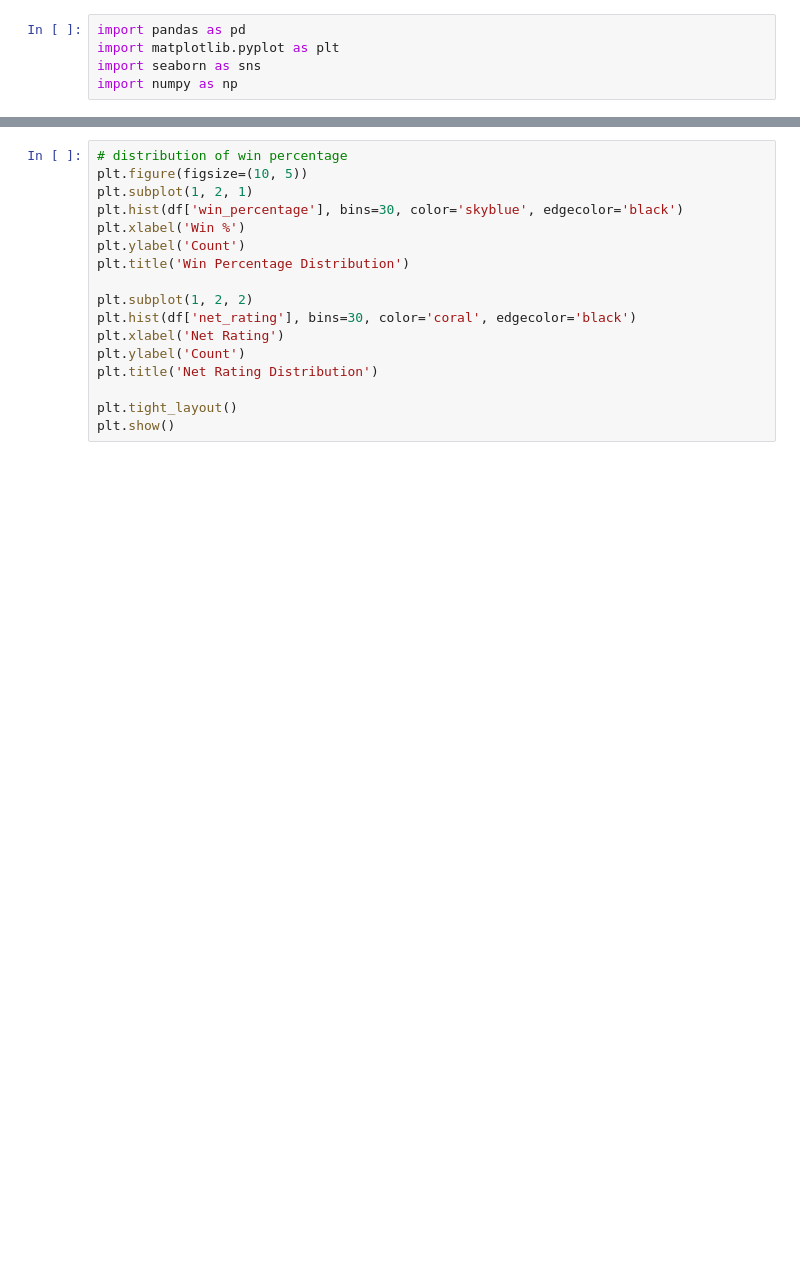
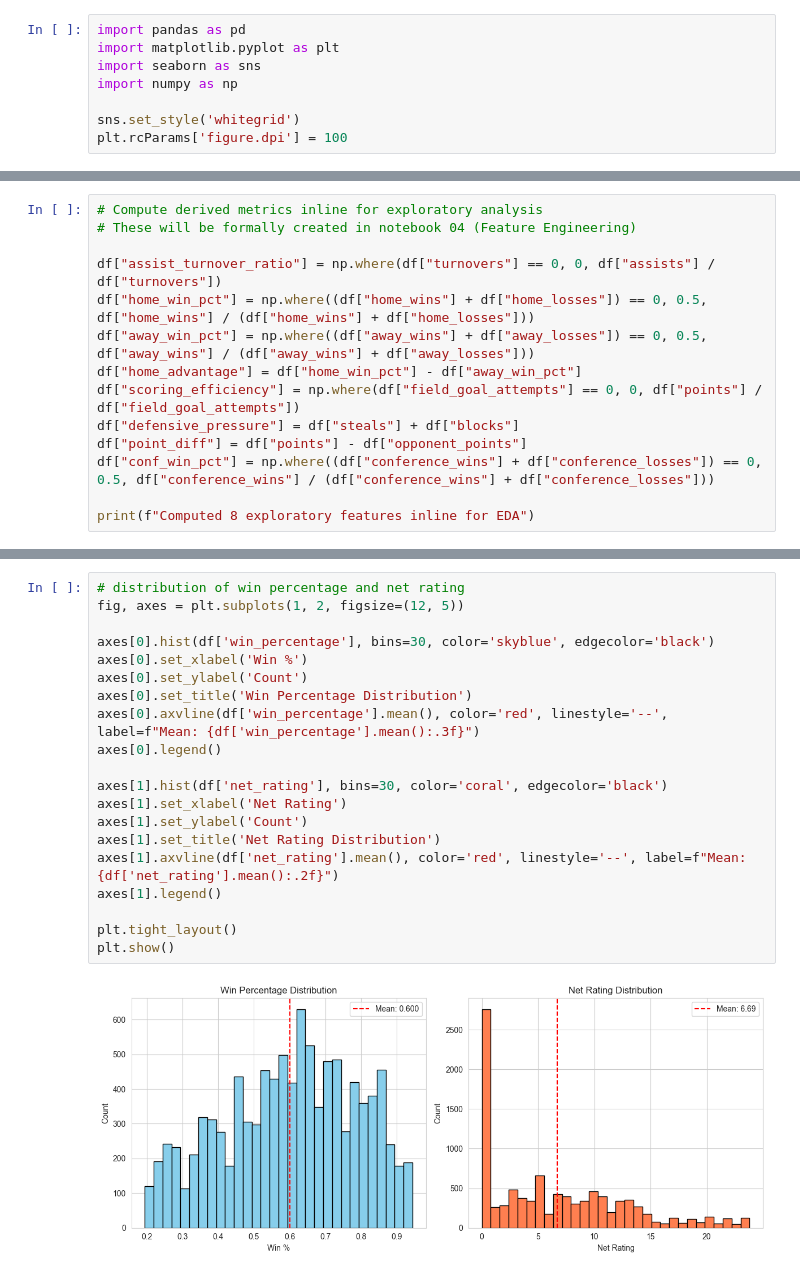
Before and after one commit to alpha4atharva/datascience, a Jupyter notebook: notebooks/02_eda_visualization.ipynb, the cells around one changed output, grey strips where cells are left out. Cells and saved outputs as stored; diff of their text form; blank space fills up the shorter version.

```diff
--- a/notebooks/02_eda_visualization.ipynb
+++ b/notebooks/02_eda_visualization.ipynb
@@ -3,3 +18,6 @@ import pandas as pd
 import matplotlib.pyplot as plt
 import seaborn as sns
 import numpy as np
+
+sns.set_style('whitegrid')
+plt.rcParams['figure.dpi'] = 100
@@ -9,0 +40,14 @@ df.head()
+# %%
+# Compute derived metrics inline for exploratory analysis
+# These will be formally created in notebook 04 (Feature Engineering)
+
+df["assist_turnover_ratio"] = np.where(df["turnovers"] == 0, 0, df["assists"] / df["turnovers"])
+df["home_win_pct"] = np.where((df["home_wins"] + df["home_losses"]) == 0, 0.5, df["home_wins"] / (df["home_wins"] + df["home_losses"]))
+df["away_win_pct"] = np.where((df["away_wins"] + df["away_losses"]) == 0, 0.5, df["away_wins"] / (df["away_wins"] + df["away_losses"]))
+df["home_advantage"] = df["home_win_pct"] - df["away_win_pct"]
+df["scoring_efficiency"] = np.where(df["field_goal_attempts"] == 0, 0, df["points"] / df["field_goal_attempts"])
+df["defensive_pressure"] = df["steals"] + df["blocks"]
+df["point_diff"] = df["points"] - df["opponent_points"]
+df["conf_win_pct"] = np.where((df["conference_wins"] + df["conference_losses"]) == 0, 0.5, df["conference_wins"] / (df["conference_wins"] + df["conference_losses"]))
+
+print(f"Computed 8 exploratory features inline for EDA")
@@ -15,17 +81,22 @@ print(df.dtypes)
 # %%
-# distribution of win percentage
-plt.figure(figsize=(10, 5))
-plt.subplot(1, 2, 1)
-plt.hist(df['win_percentage'], bins=30, color='skyblue', edgecolor='black')
-plt.xlabel('Win %')
-plt.ylabel('Count')
-plt.title('Win Percentage Distribution')
+# distribution of win percentage and net rating
+fig, axes = plt.subplots(1, 2, figsize=(12, 5))
 
-plt.subplot(1, 2, 2)
-plt.hist(df['net_rating'], bins=30, color='coral', edgecolor='black')
-plt.xlabel('Net Rating')
-plt.ylabel('Count')
-plt.title('Net Rating Distribution')
+axes[0].hist(df['win_percentage'], bins=30, color='skyblue', edgecolor='black')
+axes[0].set_xlabel('Win %')
+axes[0].set_ylabel('Count')
+axes[0].set_title('Win Percentage Distribution')
+axes[0].axvline(df['win_percentage'].mean(), color='red', linestyle='--', label=f"Mean: {df['win_percentage'].mean():.3f}")
+axes[0].legend()
+
+axes[1].hist(df['net_rating'], bins=30, color='coral', edgecolor='black')
+axes[1].set_xlabel('Net Rating')
+axes[1].set_ylabel('Count')
+axes[1].set_title('Net Rating Distribution')
+axes[1].axvline(df['net_rating'].mean(), color='red', linestyle='--', label=f"Mean: {df['net_rating'].mean():.2f}")
+axes[1].legend()
 
 plt.tight_layout()
 plt.show()
+# %% [output]
+[figure, added]
```
Also changed, not shown: parts of 20 cells of this notebook, 16 other files.
